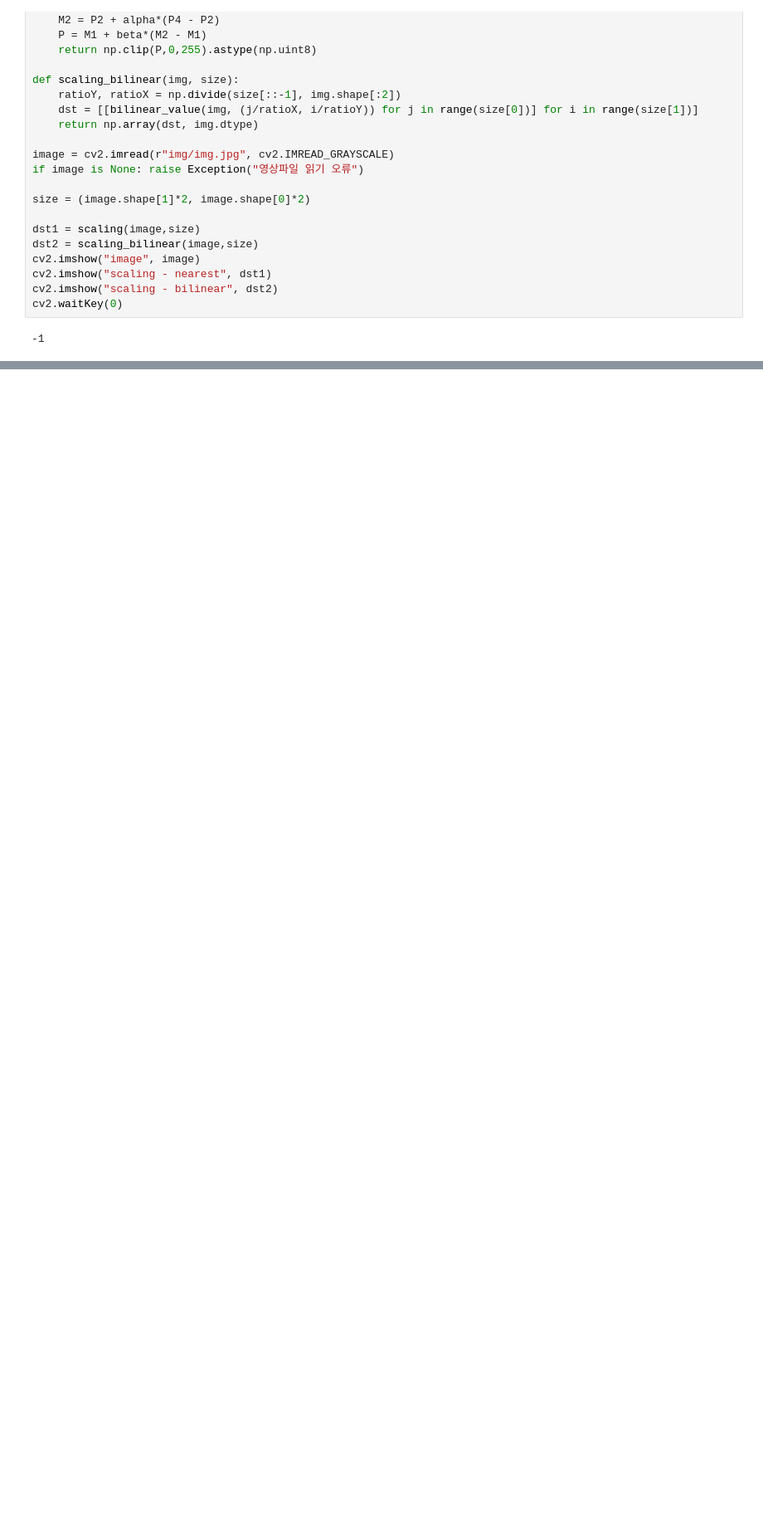
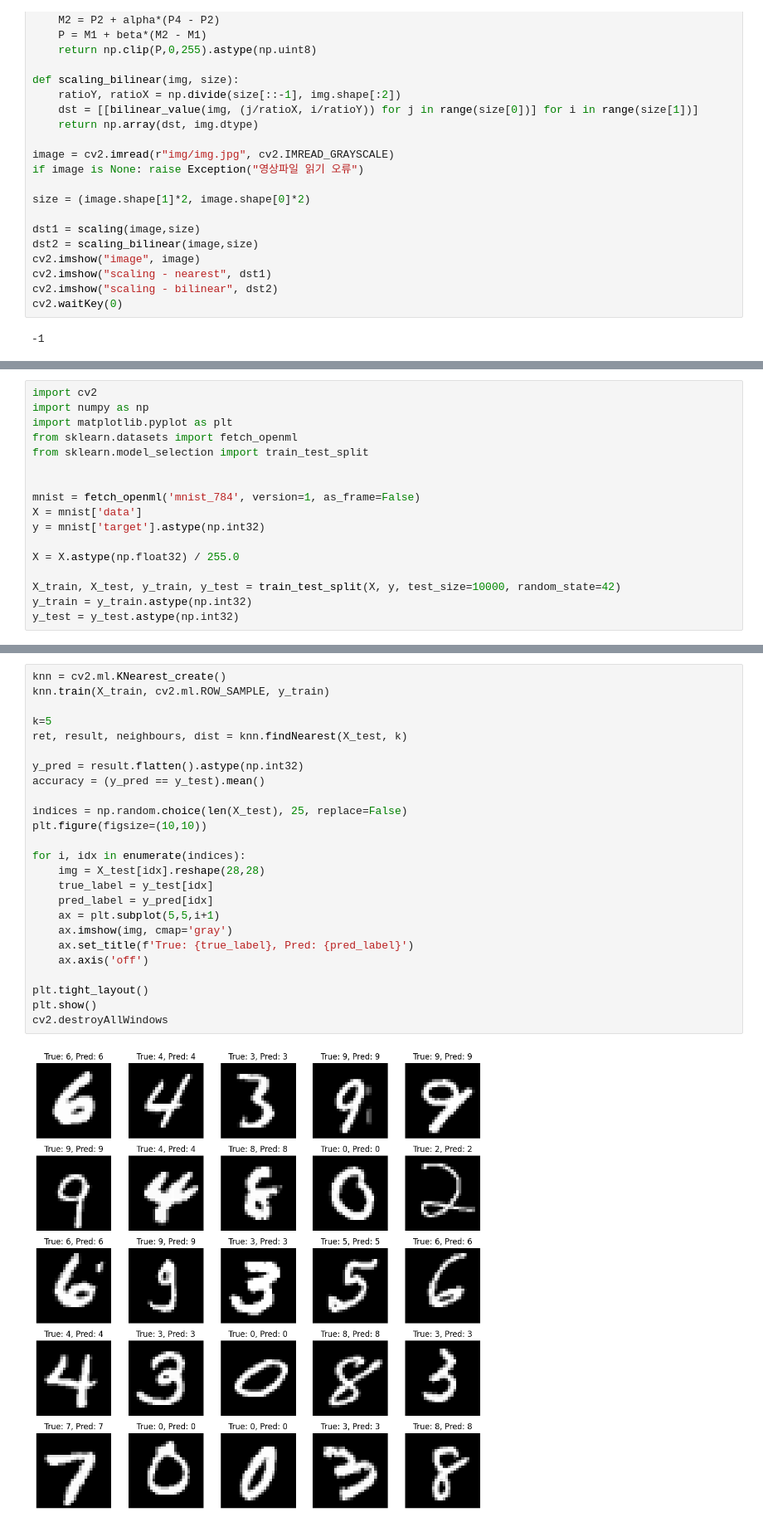
Before and after one commit to jinhyeook/OpenCV_Study, a Jupyter notebook: 251121.ipynb, the cells around one changed output, grey strips where cells are left out. Shown at 83% size. Drawn from its saved outputs; the diff is of its cells as text; blank space fills up the shorter version.

```diff
--- a/251121.ipynb
+++ b/251121.ipynb
@@ -71,0 +204,17 @@ cv2.waitKey(0)
+# %%
+import cv2
+import numpy as np
+import matplotlib.pyplot as plt
+from sklearn.datasets import fetch_openml
+from sklearn.model_selection import train_test_split
+
+
+mnist = fetch_openml('mnist_784', version=1, as_frame=False)
+X = mnist['data']
+y = mnist['target'].astype(np.int32)
+
+X = X.astype(np.float32) / 255.0
+
+X_train, X_test, y_train, y_test = train_test_split(X, y, test_size=10000, random_state=42)
+y_train = y_train.astype(np.int32)
+y_test = y_test.astype(np.int32)
@@ -71,0 +223,27 @@ cv2.waitKey(0)
+# %%
+knn = cv2.ml.KNearest_create()
+knn.train(X_train, cv2.ml.ROW_SAMPLE, y_train)
+
+k=5
+ret, result, neighbours, dist = knn.findNearest(X_test, k)
+
+y_pred = result.flatten().astype(np.int32)
+accuracy = (y_pred == y_test).mean()
+
+indices = np.random.choice(len(X_test), 25, replace=False)
+plt.figure(figsize=(10,10))
+
+for i, idx in enumerate(indices):
+    img = X_test[idx].reshape(28,28)
+    true_label = y_test[idx]
+    pred_label = y_pred[idx]
+    ax = plt.subplot(5,5,i+1)
+    ax.imshow(img, cmap='gray')
+    ax.set_title(f'True: {true_label}, Pred: {pred_label}')
+    ax.axis('off')
+
+plt.tight_layout()
+plt.show()
+cv2.destroyAllWindows
+# %% [output]
+[figure, added]
```
Also changed, not shown: parts of 8 cells of this notebook, 3 other files.
